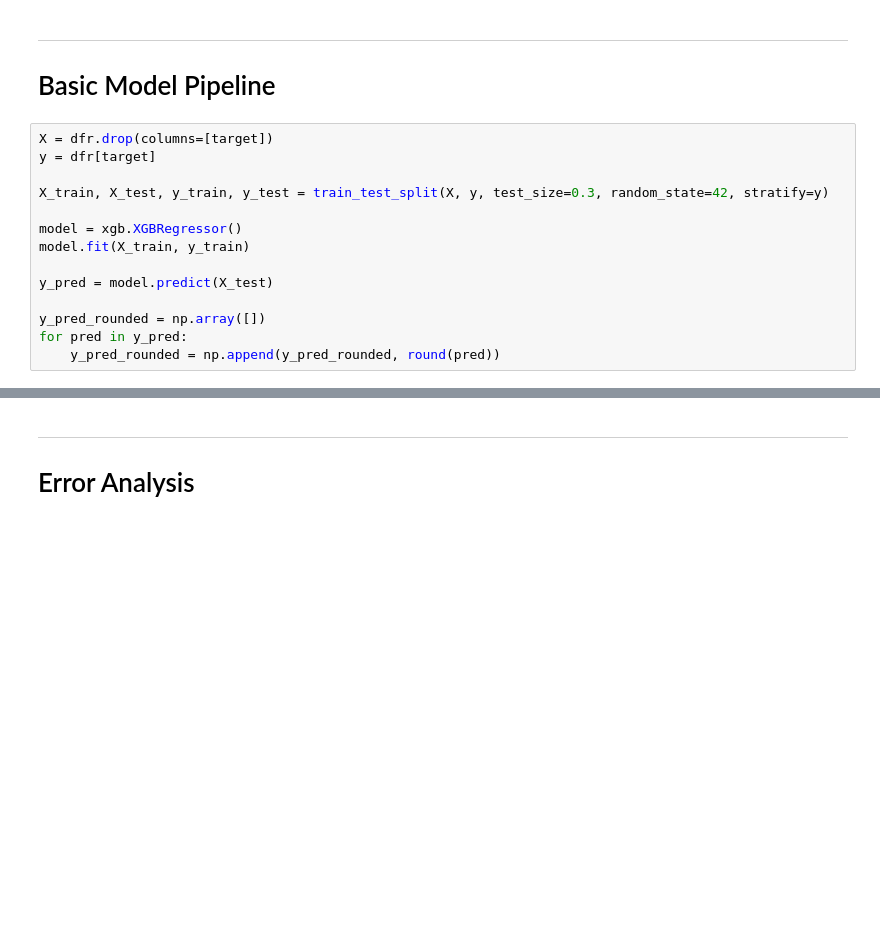
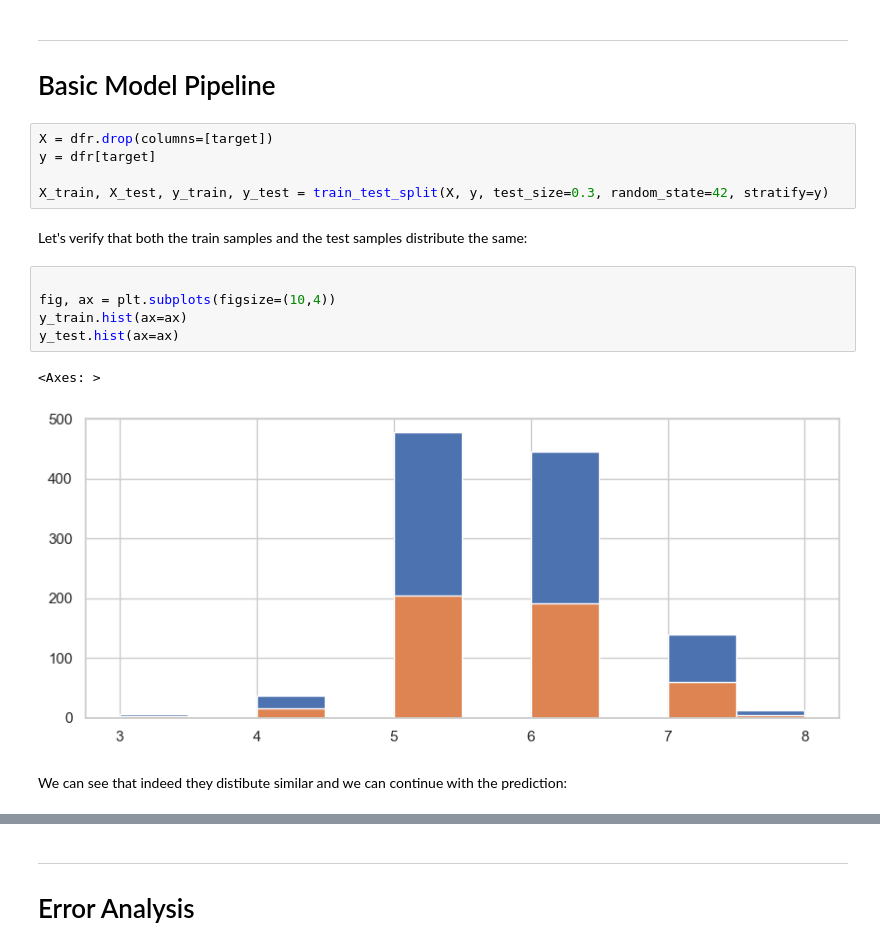
Before and after one commit to airbagdeer/tabular-ds-project, a Jupyter notebook: EX1.ipynb, the cells around one changed output, grey strips where cells are left out. Cells and saved outputs as stored; diff of their text form; blank space fills up the shorter version.

Commit message:
Added Histogram To See That Both The Test And Train Samples Behave The Same

```diff
--- a/EX1.ipynb
+++ b/EX1.ipynb
@@ -366,12 +366,15 @@ X = dfr.drop(columns=[target])
 y = dfr[target]
 
 X_train, X_test, y_train, y_test = train_test_split(X, y, test_size=0.3, random_state=42, stratify=y)
-
-model = xgb.XGBRegressor()
-model.fit(X_train, y_train)
-
-y_pred = model.predict(X_test)
-
-y_pred_rounded = np.array([])
-for pred in y_pred:
-    y_pred_rounded = np.append(y_pred_rounded, round(pred))
+# %% [markdown]
+Let's verify that both the train samples and the test samples distribute the same:
+# %%
+
+fig, ax = plt.subplots(figsize=(10,4))
+y_train.hist(ax=ax)
+y_test.hist(ax=ax)
+# %% [output]
+<Axes: >
+[figure, added]
+# %% [markdown]
+We can see that indeed they distibute similar and we can continue with the prediction:
```
Also changed, not shown: parts of 2 cells of this notebook.
